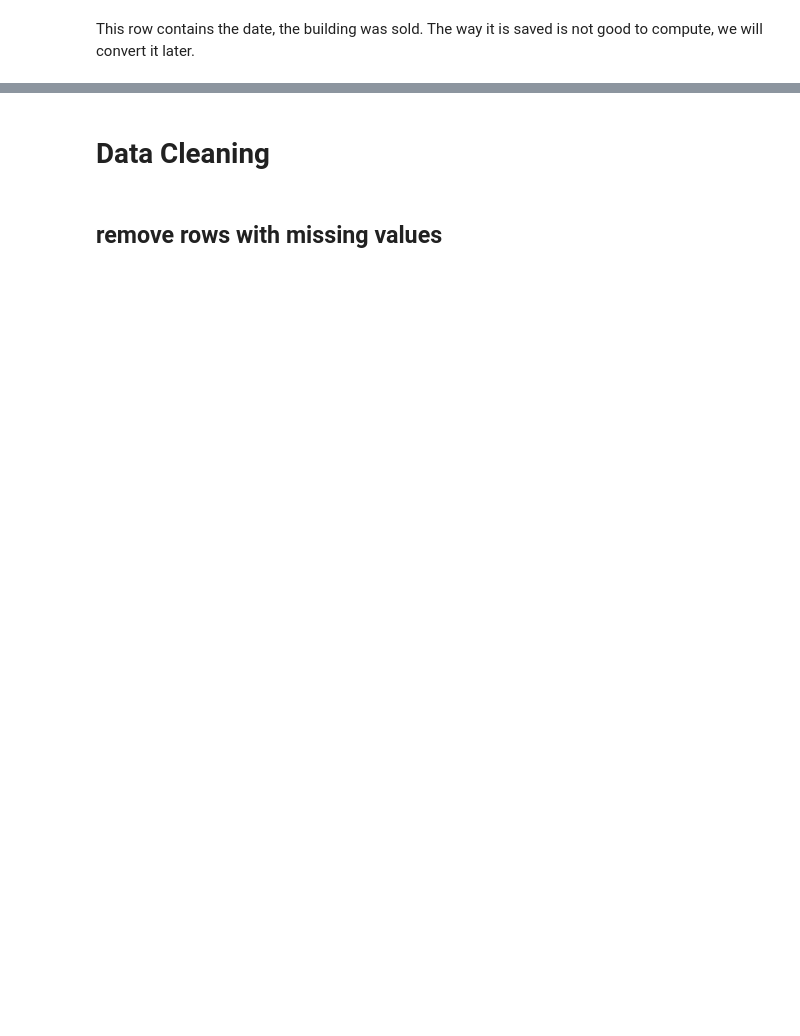
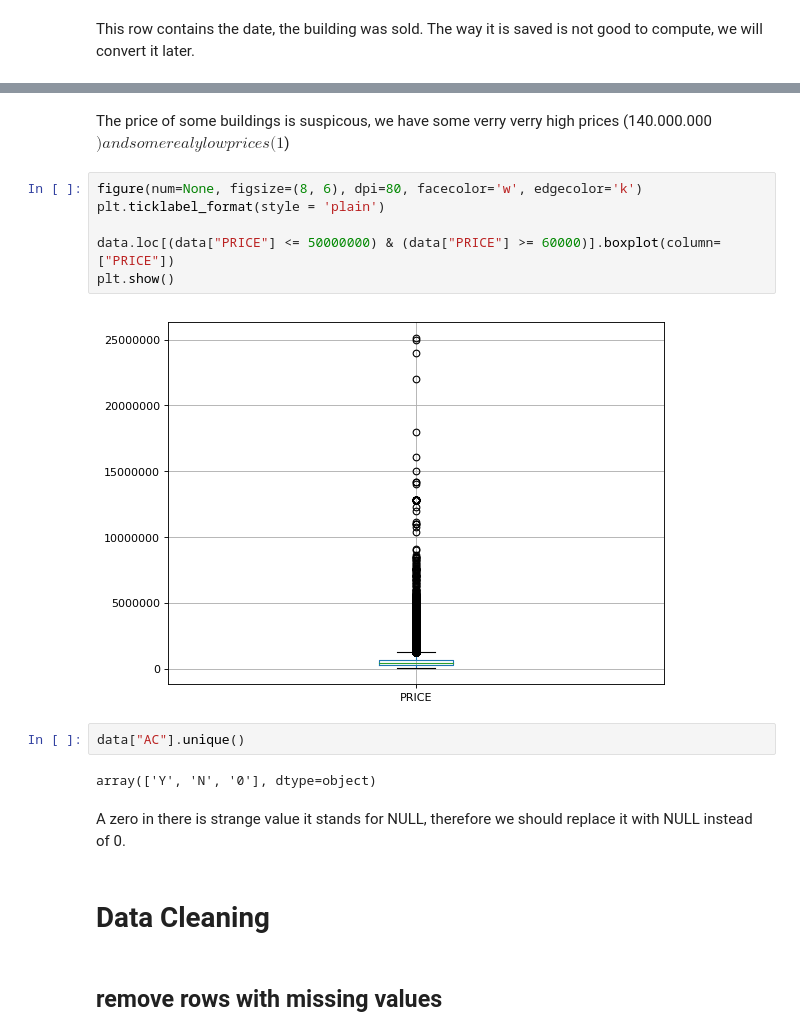
Before and after one commit to rickardsjp/DC_Housing_Tongji, a Jupyter notebook: DC_Housing_Notebook.ipynb, the cells around one changed output, grey strips where cells are left out. Saved outputs shown, nothing was run; the diff lists cells and outputs as text; blank space fills up the shorter version.

```diff
--- a/DC_Housing_Notebook.ipynb
+++ b/DC_Housing_Notebook.ipynb
@@ -202,3 +201,19 @@ This row contains the date, the building was sold. The way it is saved is not go
+# %% [markdown]
+The price of some buildings is suspicous, we have some verry verry high prices (140.000.000$) and some realy low prices (1$)
+# %%
+figure(num=None, figsize=(8, 6), dpi=80, facecolor='w', edgecolor='k')
+plt.ticklabel_format(style = 'plain')
+
+data.loc[(data["PRICE"] <= 50000000) & (data["PRICE"] >= 60000)].boxplot(column=["PRICE"])
+plt.show()
+# %% [output]
+[figure, added]
+# %%
+data["AC"].unique()
+# %% [output]
+array(['Y', 'N', '0'], dtype=object)
+# %% [markdown]
+A zero in there is strange value it stands for NULL, therefore we should replace it with NULL instead of 0.
 # %% [markdown]
 # Data Cleaning
 # %% [markdown]
```
Also changed, not shown: parts of 17 cells of this notebook, 2 other files.
